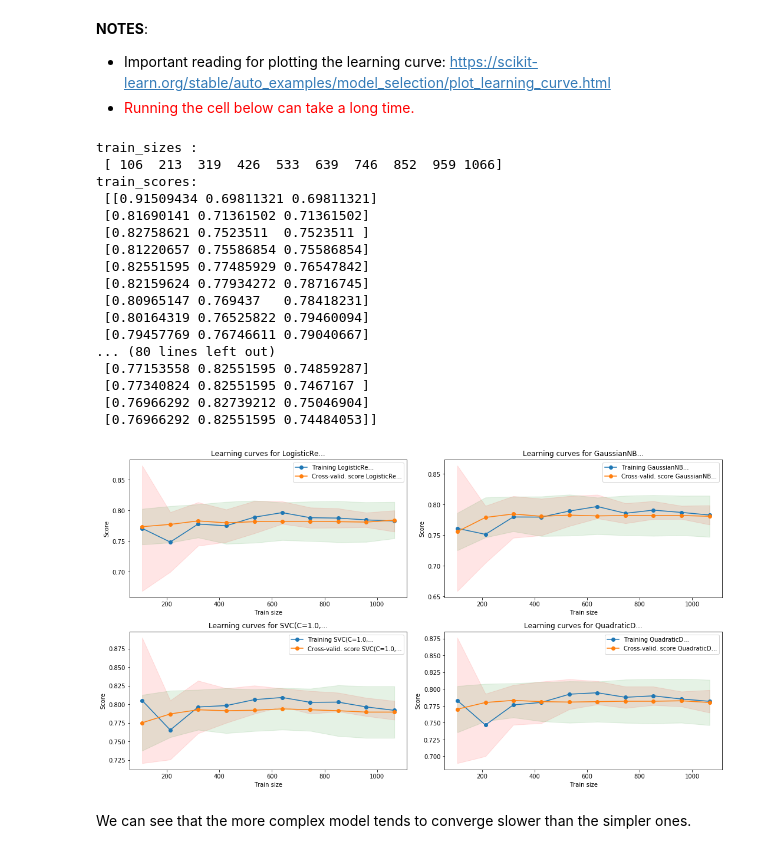
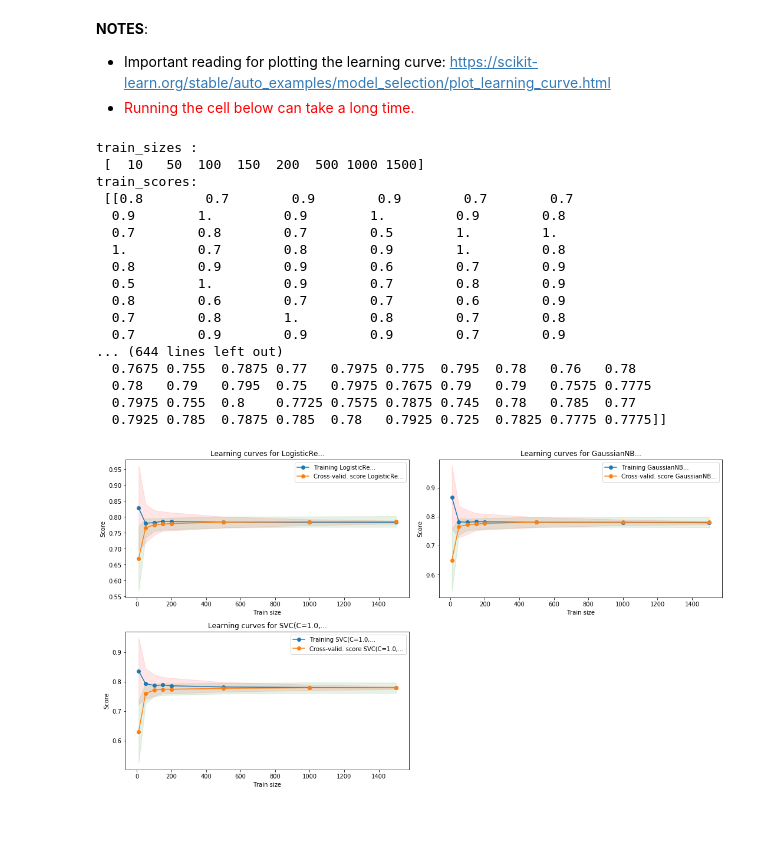
Before and after one commit to vipulpopat/MSCAI_Sem1_Etivity2, a Jupyter notebook: Etivity2-18263461.ipynb, the cells around one changed output. Cells and saved outputs as stored; diff of their text form; code cells hidden in the pictures; blank space fills up the shorter version.

```diff
--- a/Etivity2-18263461.ipynb
+++ b/Etivity2-18263461.ipynb
@@ -797,7 +803,15 @@ This new feature is built by first converting all the categorical features of in
 The number of components chosen for the PCA is 2 which corresponds to the elbow on the eigen_values plot. For clarity, the graph of the eigen_value is ommitted.
 # %%
 data = pd.get_dummies(data, columns=['marital', 'education', 'default', 'housing'])
-my_data = data[['age', 'balance','ratio_bal_ln', 'ratio_ln_inc','marital_divorced', 'marital_married','marital_single','education_primary','education_secondary', 'education_tertiary', 'default_no', 'default_yes' ,'housing_no', 'housing_yes']].copy()
+
+# long version
+my_data = data[['age_minmax', 'balance_log', 'ratio_bal_ln_minmax', 'ratio_ln_inc_minmax', 'marital_divorced', 'marital_married','marital_single','education_primary','education_secondary', 'education_tertiary', 'default_no', 'default_yes' ,'housing_no', 'housing_yes']].copy()
+
+# Medium version
+#my_data = data[['age_minmax', 'balance_log', 'ratio_bal_ln_minmax', 'ratio_ln_inc_minmax']].copy()
+
+# Short version
+#my_data = data[['ratio_bal_ln_minmax', 'ratio_ln_inc_minmax']].copy()
 # %%
 from sklearn.decomposition import PCA
 nb_components = 2
@@ -815,3 +831,10 @@ my_data_pca = pca.transform(my_data)
+# %%
+# Run Logreg against bank dataset
+#feature_cols = ['ratio_bal_ln', 'ratio_ln_inc']
+#X = data.loc[:, feature_cols].values
+
+# Run Logreg against PCA data
+X = my_data_pca
 # %% [markdown]
 ### Prepare the data
 Steps followed to prepare the data for logistic regression:
@@ -930,12 +968,11 @@ https://scikit-learn.org/stable/auto_examples/model_selection/plot_learning_curv
 # %%
 from sklearn.model_selection import ShuffleSplit
 def plot_learning(estimator):
-    cv=None
-    #cv = ShuffleSplit(n_splits=100, test_size=0.2, random_state=0)
+    cv = ShuffleSplit(n_splits=100, test_size=0.2, random_state=0)
     n_jobs=None
-    train_sizes=np.linspace(.1, 1.0, 10)
+    train_sizes = [10, 50, 100, 150, 200, 500, 1000, 1500]
 
-    train_sizes, train_scores, test_scores = learning_curve(estimator, X_train, y_train, cv=cv, n_jobs=n_jobs, train_sizes=train_sizes)
+    train_sizes, train_scores, test_scores = learning_curve(estimator, X_shuffled, y_shuffled, cv=cv, n_jobs=n_jobs, train_sizes=train_sizes)
     print("train_sizes :\n", train_sizes)
     print("train_scores:\n", train_scores)
     print("test_scores :\n", test_scores)
@@ -945,49 +982,47 @@ def plot_learning(estimator):
     test_scores_mean = np.mean(test_scores, axis=1)
     test_scores_std = np.std(test_scores, axis=1)
 
     label_train = "Training " + str(estimator)[:10] + "..."
     label_cross_valid = "Cross-valid. score " + str(estimator)[:10] + "..."
 
     plt.fill_between(train_sizes, train_scores_mean - train_scores_std,
                      train_scores_mean + train_scores_std, alpha=0.1,
                      color="r")
     plt.fill_between(train_sizes, test_scores_mean - test_scores_std,
                      test_scores_mean + test_scores_std, alpha=0.1, color="g")
 
     plt.plot(train_sizes, train_scores_mean, 'o-', label=label_train)
     plt.plot(train_sizes, test_scores_mean, 'o-', label=label_cross_valid)
     plt.legend(loc="best")
     plt.title("Learning curves for " +  str(estimator)[:10] + "...")
 
-estimators = [LogisticRegression(), GaussianNB(), SVC(), QuadraticDiscriminantAnalysis()]
+estimators = [LogisticRegression(), GaussianNB(), SVC()]
 
 fig = plt.figure(figsize=(15,20))
 counter = 0
 for e in estimators:
     counter +=1
     ax2 = fig.add_subplot(5, 2, counter)
     ax2.set_xlabel('Train size')
     ax2.set_ylabel('Score')
     plot_learning(e)
 plt.tight_layout()
 # %% [output]
 train_sizes :
- [ 106  213  319  426  533  639  746  852  959 1066]
+ [  10   50  100  150  200  500 1000 1500]
 train_scores:
- [[0.91509434 0.69811321 0.69811321]
- [0.81690141 0.71361502 0.71361502]
- [0.82758621 0.7523511  0.7523511 ]
- [0.81220657 0.75586854 0.75586854]
- [0.82551595 0.77485929 0.76547842]
- [0.82159624 0.77934272 0.78716745]
- [0.80965147 0.769437   0.78418231]
- [0.80164319 0.76525822 0.79460094]
- [0.79457769 0.76746611 0.79040667]
-... (80 lines left out)
- [0.77153558 0.82551595 0.74859287]
- [0.77340824 0.82551595 0.7467167 ]
- [0.76966292 0.82739212 0.75046904]
- [0.76966292 0.82551595 0.74484053]]
+ [[0.8        0.7        0.9        0.9        0.7        0.7
+  0.9        1.         0.9        1.         0.9        0.8
+  0.7        0.8        0.7        0.5        1.         1.
+  1.         0.7        0.8        0.9        1.         0.8
+  0.8        0.9        0.9        0.6        0.7        0.9
+  0.5        1.         0.9        0.7        0.8        0.9
+  0.8        0.6        0.7        0.7        0.6        0.9
+  0.7        0.8        1.         0.8        0.7        0.8
+  0.7        0.9        0.9        0.9        0.7        0.9
+... (644 lines left out)
+  0.7675 0.755  0.7875 0.77   0.7975 0.775  0.795  0.78   0.76   0.78
+  0.78   0.79   0.795  0.75   0.7975 0.7675 0.79   0.79   0.7575 0.7775
+  0.7975 0.755  0.8    0.7725 0.7575 0.7875 0.745  0.78   0.785  0.77
+  0.7925 0.785  0.7875 0.785  0.78   0.7925 0.725  0.7825 0.7775 0.7775]]
-[figure, old version]
+[figure, new version]
-# %% [markdown]
-We can see that the more complex model tends to converge slower than the simpler ones.
```
Also changed, not shown: parts of 15 cells of this notebook.
